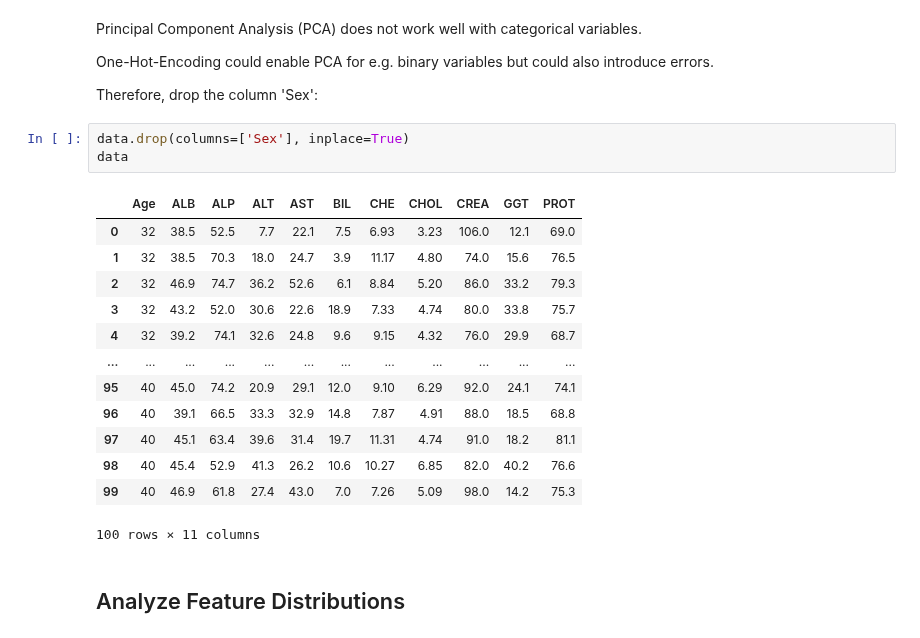
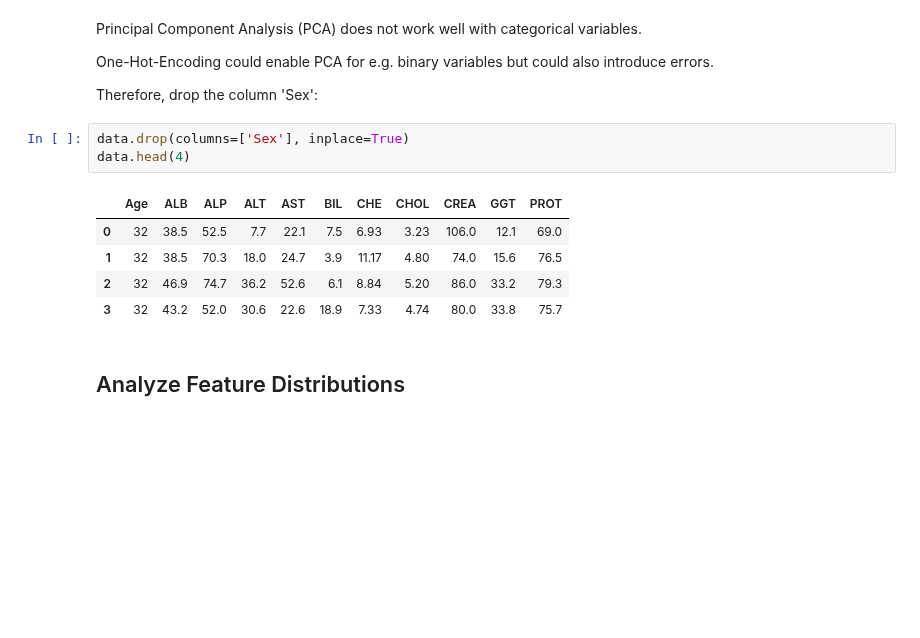
Before and after one commit to MarcoAigner/Machine-Learning-Practical, a Jupyter notebook: project_3/phase_1.ipynb, the cells around one changed output. Cells and saved outputs as stored; diff of their text form; blank space fills up the shorter version.

```diff
--- a/project_3/phase_1.ipynb
+++ b/project_3/phase_1.ipynb
@@ -51,21 +55,13 @@ One-Hot-Encoding could enable PCA for e.g. binary variables but could also intro
 Therefore, drop the column 'Sex':
 # %%
 data.drop(columns=['Sex'], inplace=True)
-data
+data.head(4)
 # %% [output]
 |  | Age | ALB | ALP | ALT | AST | BIL | CHE | CHOL | CREA | GGT | PROT |
 | 0 | 32 | 38.5 | 52.5 | 7.7 | 22.1 | 7.5 | 6.93 | 3.23 | 106.0 | 12.1 | 69.0 |
 | 1 | 32 | 38.5 | 70.3 | 18.0 | 24.7 | 3.9 | 11.17 | 4.80 | 74.0 | 15.6 | 76.5 |
 | 2 | 32 | 46.9 | 74.7 | 36.2 | 52.6 | 6.1 | 8.84 | 5.20 | 86.0 | 33.2 | 79.3 |
 | 3 | 32 | 43.2 | 52.0 | 30.6 | 22.6 | 18.9 | 7.33 | 4.74 | 80.0 | 33.8 | 75.7 |
-| 4 | 32 | 39.2 | 74.1 | 32.6 | 24.8 | 9.6 | 9.15 | 4.32 | 76.0 | 29.9 | 68.7 |
-| ... | ... | ... | ... | ... | ... | ... | ... | ... | ... | ... | ... |
-| 95 | 40 | 45.0 | 74.2 | 20.9 | 29.1 | 12.0 | 9.10 | 6.29 | 92.0 | 24.1 | 74.1 |
-| 96 | 40 | 39.1 | 66.5 | 33.3 | 32.9 | 14.8 | 7.87 | 4.91 | 88.0 | 18.5 | 68.8 |
-| 97 | 40 | 45.1 | 63.4 | 39.6 | 31.4 | 19.7 | 11.31 | 4.74 | 91.0 | 18.2 | 81.1 |
-| 98 | 40 | 45.4 | 52.9 | 41.3 | 26.2 | 10.6 | 10.27 | 6.85 | 82.0 | 40.2 | 76.6 |
-| 99 | 40 | 46.9 | 61.8 | 27.4 | 43.0 | 7.0 | 7.26 | 5.09 | 98.0 | 14.2 | 75.3 |
-100 rows × 11 columns
 # %% [markdown]
 ## Analyze Feature Distributions
 # %%
```
Also changed, not shown: parts of 8 cells of this notebook.
